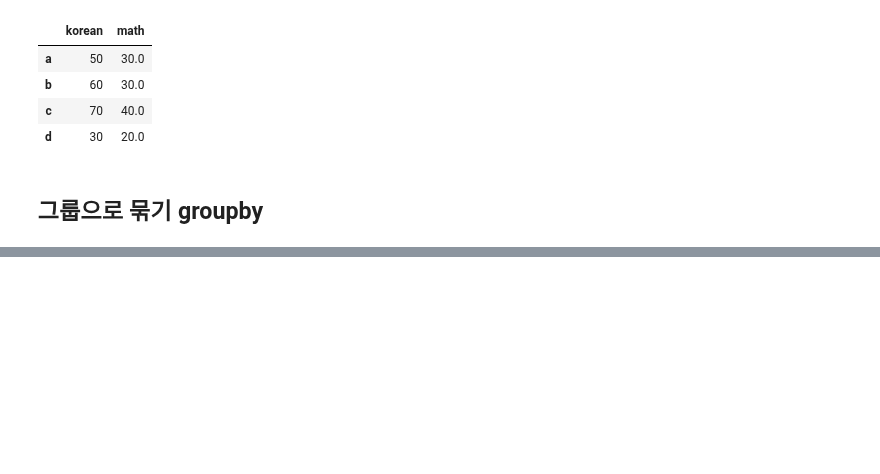
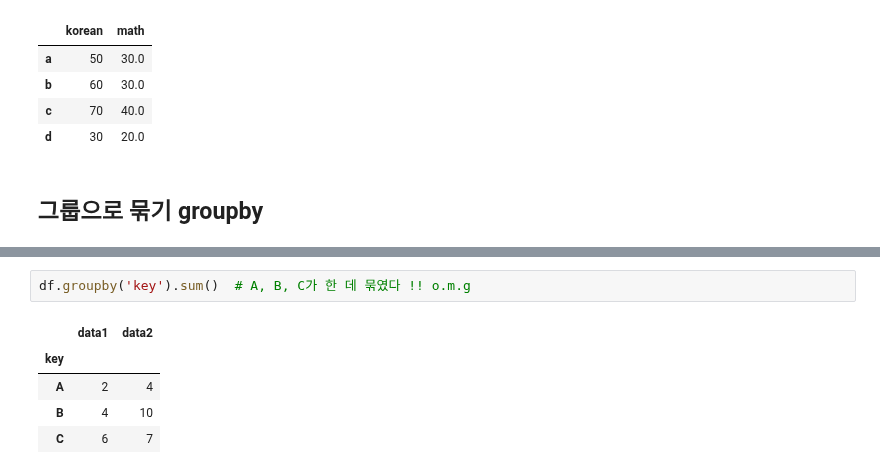
Before and after one commit to BBiT808/Game-of_pyThon, a Jupyter notebook: py11_advanced pandas.ipynb, the cells around one changed output, grey strips where cells are left out. Cells and saved outputs as stored; diff of their text form; blank space fills up the shorter version.

```diff
--- a/py11_advanced pandas.ipynb
+++ b/py11_advanced pandas.ipynb
@@ -172,3 +175,11 @@ DataFrame :
 | 3 | A | 1 | 0 |
 | 4 | B | 2 | 6 |
 | 5 | C | 3 | 1 |
+# %%
+df.groupby('key').sum()  # A, B, C가 한 데 묶였다 !! o.m.g
+# %% [output]
+|  | data1 | data2 |
+| key |  |  |
+| A | 2 | 4 |
+| B | 4 | 10 |
+| C | 6 | 7 |
```
Also changed, not shown: parts of 7 cells of this notebook.
